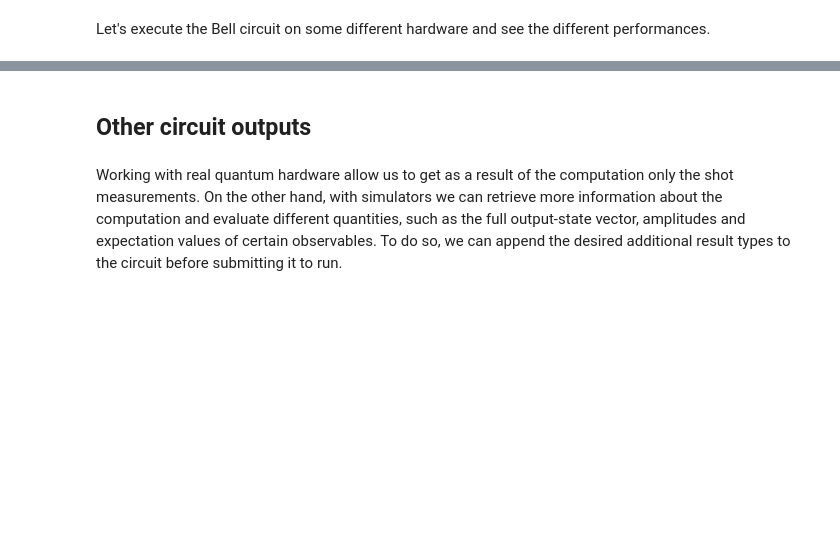
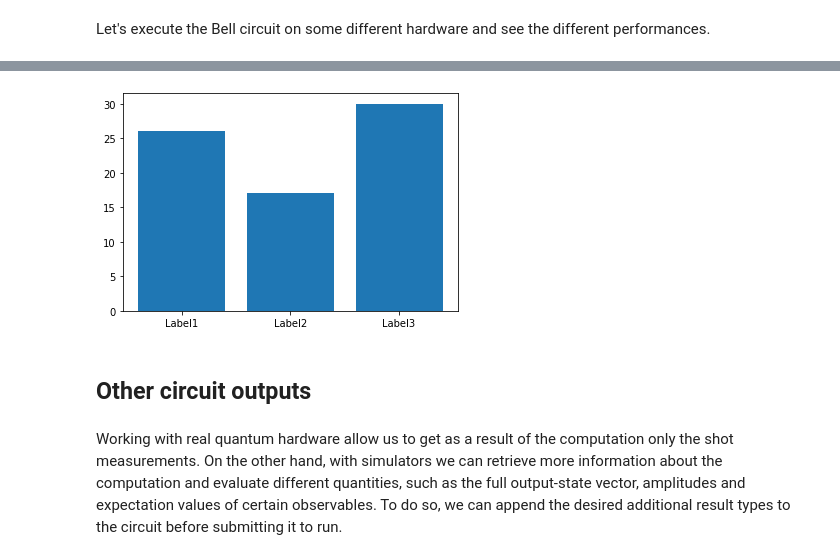
Before and after one commit to fran-scala/Intro_to_QC_beSharp, a Jupyter notebook: beSharp_1.ipynb, the cells around one changed output, grey strips where cells are left out. Saved outputs shown, nothing was run; the diff lists cells and outputs as text; code cells hidden in the pictures; blank space fills up the shorter version.

```diff
--- a/beSharp_1.ipynb
+++ b/beSharp_1.ipynb
@@ -244,3 +280,13 @@ np.save('real_hdw_bell_tasks_{}'.format(dt.datetime.today().isoformat()),task_li
+# %%
+D = {u'Label1':26, u'Label2': 17, u'Label3':30}
+
+plt.bar(range(len(D)), list(D.values()))
+plt.xticks(range(len(D)), list(D.keys()))
+
+
+plt.show()
+# %% [output]
+[figure, added]
 # %% [markdown]
 ## Other circuit outputs
 # %% [markdown]
```
Also changed, not shown: parts of 9 cells of this notebook.
